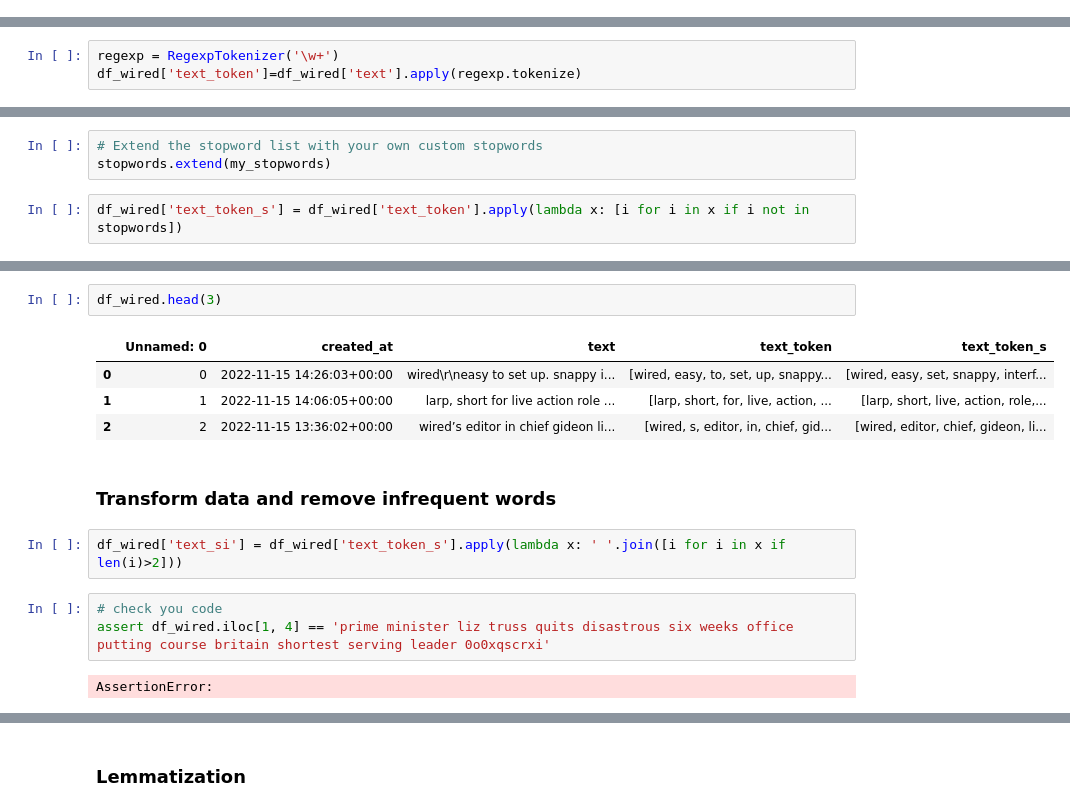
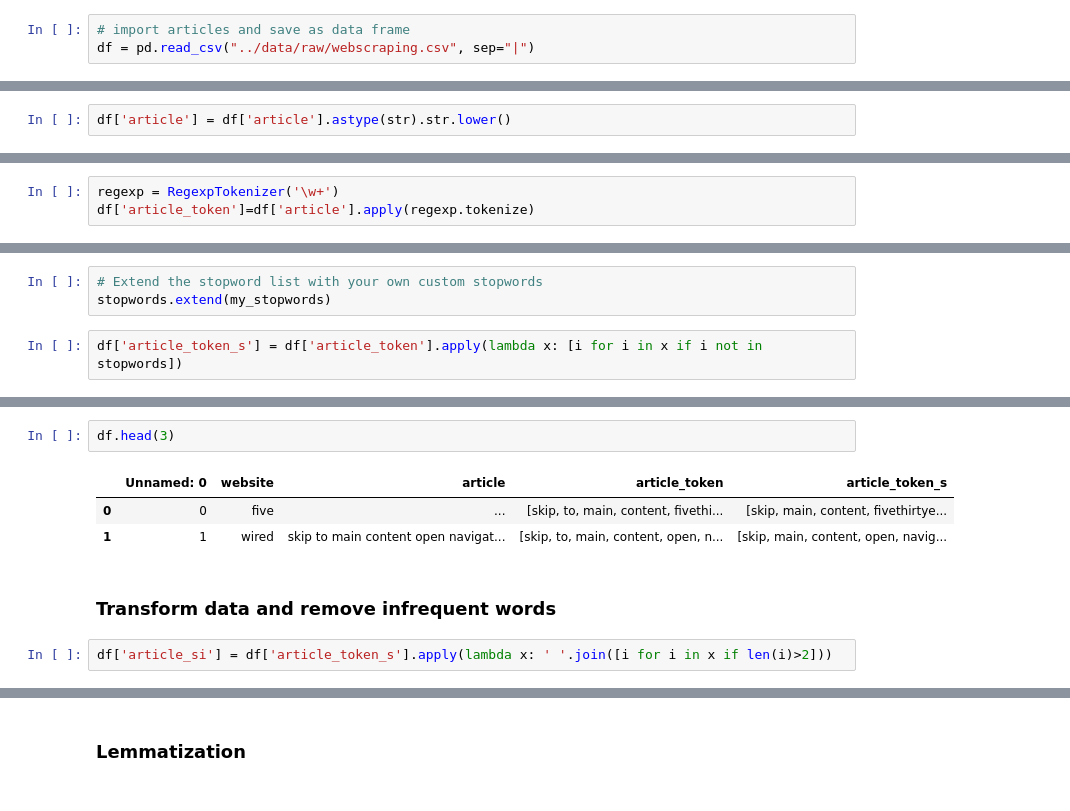
Before and after one commit to Philipp-Bauer/homework-1, a Jupyter notebook: notebooks/03-textmining-wired.ipynb, the cells around one changed output, grey strips where cells are left out. Drawn from its saved outputs; the diff is of its cells as text.

```diff
--- a/notebooks/03-textmining-wired.ipynb
+++ b/notebooks/03-textmining-wired.ipynb
@@ -38,2 +24,5 @@ df_wired.head(3)
+# %%
+# import articles and save as data frame
+df = pd.read_csv("../data/raw/webscraping.csv", sep="|")
 # %% [markdown]
 ### Data corrections
@@ -63,0 +29,2 @@ memory usage: 2.5+ KB
+# %%
+df['article'] = df['article'].astype(str).str.lower()
@@ -67,5 +41,5 @@ memory usage: 2.5+ KB
 from nltk.tokenize import RegexpTokenizer
 # %%
 regexp = RegexpTokenizer('\w+')
-df_wired['text_token']=df_wired['text'].apply(regexp.tokenize)
+df['article_token']=df['article'].apply(regexp.tokenize)
 # %%
@@ -114,4 +73,4 @@ my_stopwords = ['https', 'co']
 # Extend the stopword list with your own custom stopwords
 stopwords.extend(my_stopwords)
 # %%
-df_wired['text_token_s'] = df_wired['text_token'].apply(lambda x: [i for i in x if i not in stopwords])
+df['article_token_s'] = df['article_token'].apply(lambda x: [i for i in x if i not in stopwords])
@@ -139,16 +77,10 @@ AssertionError:
 # %%
-df_wired.head(3)
+df.head(3)
 # %% [output]
-|  | Unnamed: 0 | created_at | text | text_token | text_token_s |
-| 0 | 0 | 2022-11-15 14:26:03+00:00 | wired\r\neasy to set up. snappy i... | [wired, easy, to, set, up, snappy... | [wired, easy, set, snappy, interf... |
-| 1 | 1 | 2022-11-15 14:06:05+00:00 | larp, short for live action role ... | [larp, short, for, live, action, ... | [larp, short, live, action, role,... |
-| 2 | 2 | 2022-11-15 13:36:02+00:00 | wired’s editor in chief gideon li... | [wired, s, editor, in, chief, gid... | [wired, editor, chief, gideon, li... |
+|  | Unnamed: 0 | website | article | article_token | article_token_s |
+| 0 | 0 | five | ... | [skip, to, main, content, fivethi... | [skip, main, content, fivethirtye... |
+| 1 | 1 | wired | skip to main content open navigat... | [skip, to, main, content, open, n... | [skip, main, content, open, navig... |
 # %% [markdown]
 ### Transform data and remove infrequent words
 # %%
-df_wired['text_si'] = df_wired['text_token_s'].apply(lambda x: ' '.join([i for i in x if len(i)>2]))
+df['article_si'] = df['article_token_s'].apply(lambda x: ' '.join([i for i in x if len(i)>2]))
-# %%
-# check you code
-assert df_wired.iloc[1, 4] == 'prime minister liz truss quits disastrous six weeks office putting course britain shortest serving leader 0o0xqscrxi'
-# %% [output]
-AssertionError:
```
Also changed, not shown: parts of 46 cells of this notebook, 4 other files.
